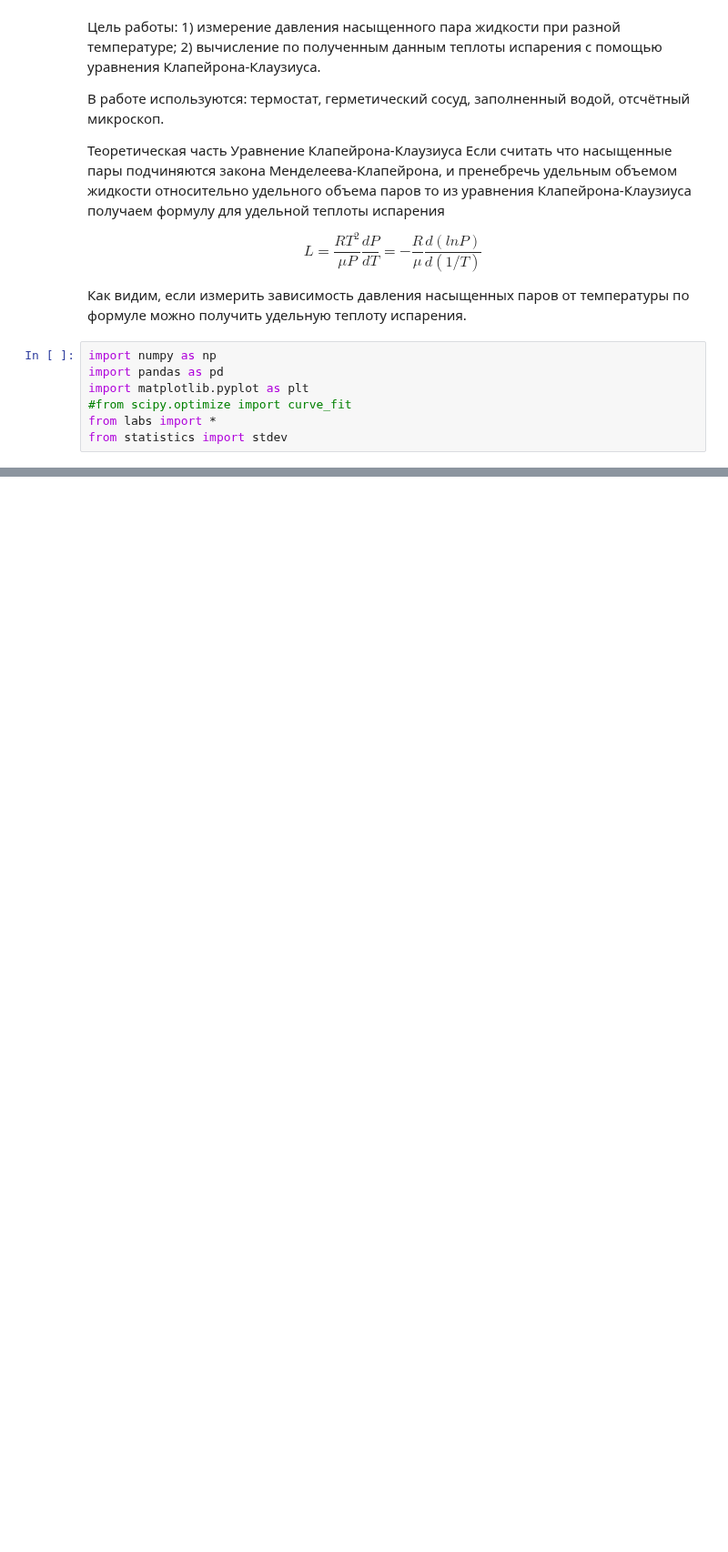
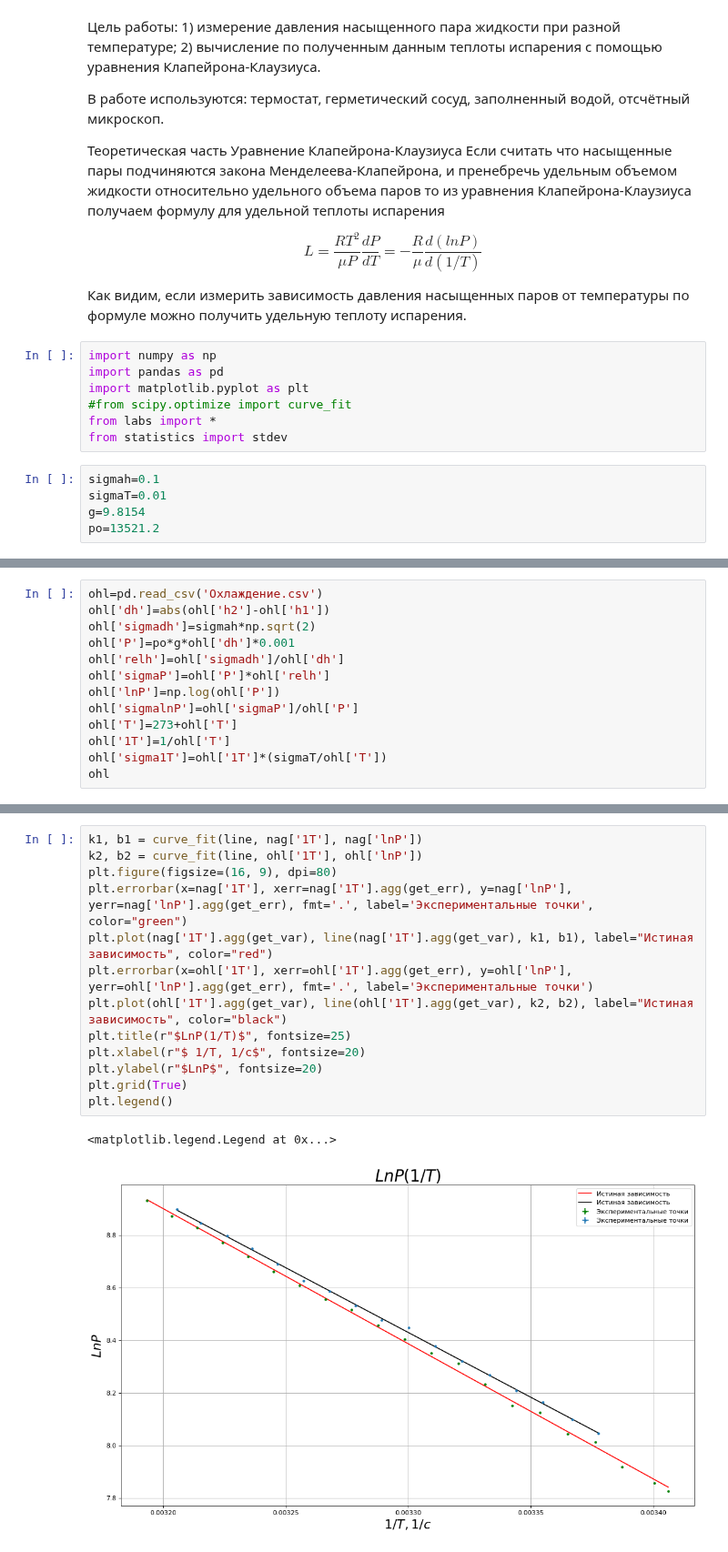
Before and after one commit to skolkovo-bba/labs3, a Jupyter notebook: 2.4.1/2.4.1наша.ipynb, the cells around one changed output, grey strips where cells are left out. Shown at 91% size. Saved outputs shown, nothing was run; the diff lists cells and outputs as text; blank space fills up the shorter version.

```diff
--- a/2.4.1/2.4.1наша.ipynb
+++ b/2.4.1/2.4.1наша.ipynb
@@ -19,6 +19,11 @@ import matplotlib.pyplot as plt
 #from scipy.optimize import curve_fit
 from labs import *
 from statistics import stdev
+# %%
+sigmah=0.1
+sigmaT=0.01
+g=9.8154
+po=13521.2
 # %%
 nag=pd.read_csv('Нагрев.csv')
 nag['dh']=abs(nag['h2']-nag['h1'])
@@ -34,0 +58,13 @@ nag
+# %%
+ohl=pd.read_csv('Охлаждение.csv')
+ohl['dh']=abs(ohl['h2']-ohl['h1'])
+ohl['sigmadh']=sigmah*np.sqrt(2)
+ohl['P']=po*g*ohl['dh']*0.001
+ohl['relh']=ohl['sigmadh']/ohl['dh']
+ohl['sigmaP']=ohl['P']*ohl['relh']
+ohl['lnP']=np.log(ohl['P'])
+ohl['sigmalnP']=ohl['sigmaP']/ohl['P']
+ohl['T']=273+ohl['T']
+ohl['1T']=1/ohl['T']
+ohl['sigma1T']=ohl['1T']*(sigmaT/ohl['T'])
+ohl
@@ -34,0 +90,16 @@ nag
+# %%
+k1, b1 = curve_fit(line, nag['1T'], nag['lnP'])
+k2, b2 = curve_fit(line, ohl['1T'], ohl['lnP'])
+plt.figure(figsize=(16, 9), dpi=80)
+plt.errorbar(x=nag['1T'], xerr=nag['1T'].agg(get_err), y=nag['lnP'], yerr=nag['lnP'].agg(get_err), fmt='.', label='Экспериментальные точки', color="green")
+plt.plot(nag['1T'].agg(get_var), line(nag['1T'].agg(get_var), k1, b1), label="Истиная зависимость", color="red")
+plt.errorbar(x=ohl['1T'], xerr=ohl['1T'].agg(get_err), y=ohl['lnP'], yerr=ohl['lnP'].agg(get_err), fmt='.', label='Экспериментальные точки')
+plt.plot(ohl['1T'].agg(get_var), line(ohl['1T'].agg(get_var), k2, b2), label="Истиная зависимость", color="black")
+plt.title(r"$LnP(1/T)$", fontsize=25)
+plt.xlabel(r"$ 1/T, 1/c$", fontsize=20)
+plt.ylabel(r"$LnP$", fontsize=20)
+plt.grid(True)
+plt.legend()
+# %% [output]
+<matplotlib.legend.Legend at 0x...>
+[figure, added]
```
Also changed, not shown: parts of 2 cells of this notebook, 1 other file.
